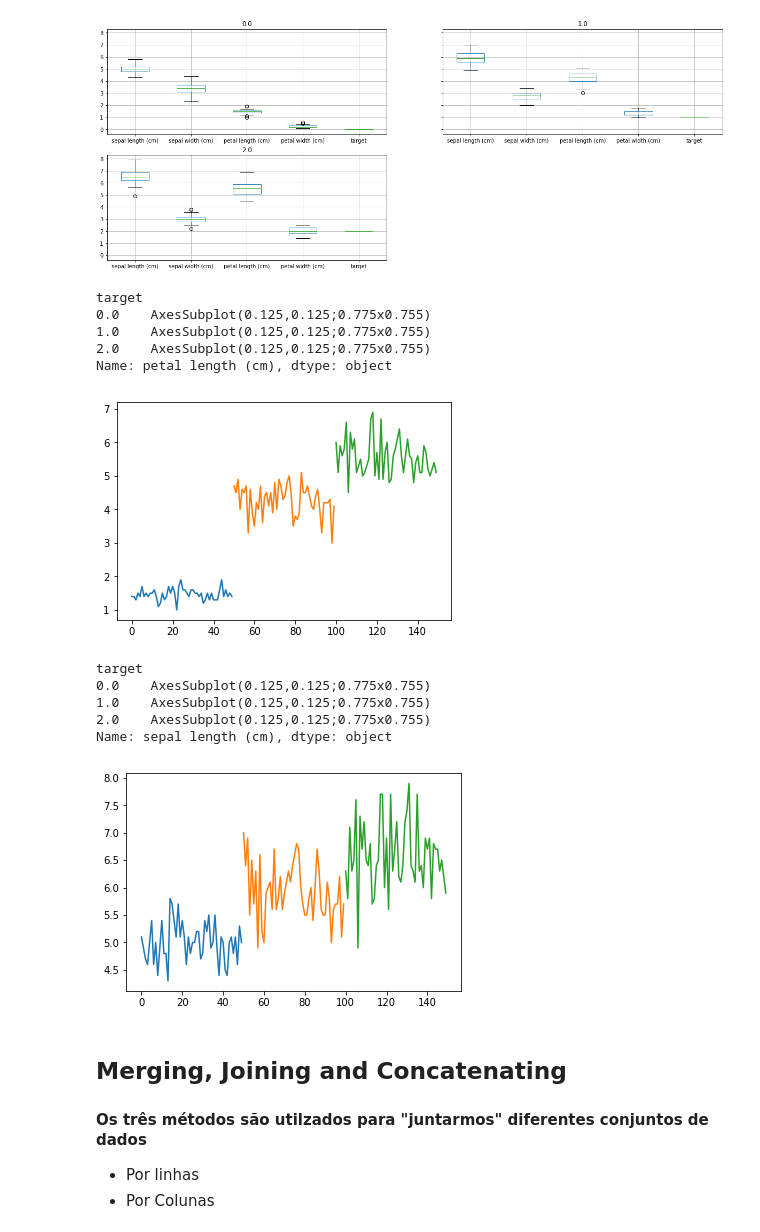
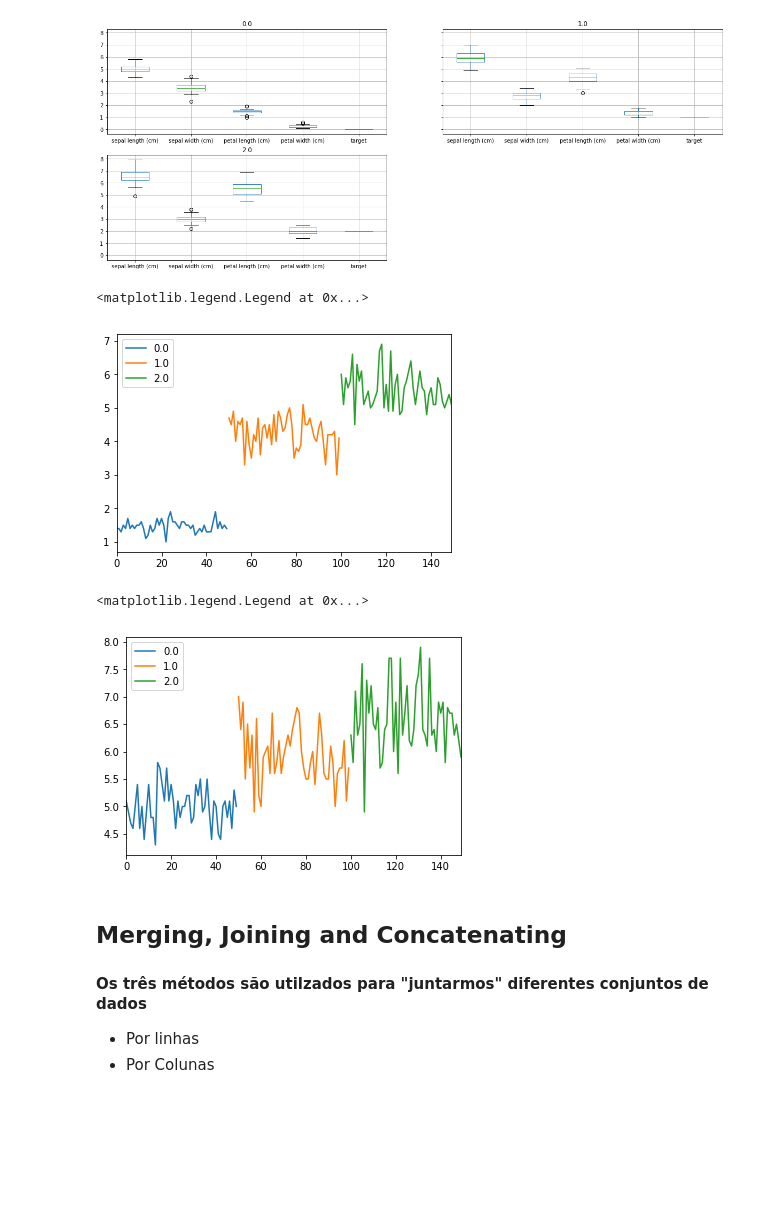
Before and after one commit to Rbiasuz/old_stuff, a Jupyter notebook: 1 Aulas Data Science/2 - Data Science Tool Kit/Pandas/Pandas Part 4 - Agrupar e Concatenar.ipynb, the cells around one changed output. Saved outputs shown, nothing was run; the diff lists cells and outputs as text; code cells hidden in the pictures; blank space fills up the shorter version.

```diff
--- a/1 Aulas Data Science/2 - Data Science Tool Kit/Pandas/Pandas Part 4 - Agrupar e Concatenar.ipynb
+++ b/1 Aulas Data Science/2 - Data Science Tool Kit/Pandas/Pandas Part 4 - Agrupar e Concatenar.ipynb
@@ -109,22 +109,16 @@ dtype: object
 [figure]
 # %%
 agrupamento['petal length (cm)'].plot()
+plt.legend()
 # %% [output]
-target
-0.0    AxesSubplot(0.125,0.125;0.775x0.755)
-1.0    AxesSubplot(0.125,0.125;0.775x0.755)
-2.0    AxesSubplot(0.125,0.125;0.775x0.755)
-Name: petal length (cm), dtype: object
+<matplotlib.legend.Legend at 0x...>
-[figure, old version]
+[figure, new version]
 # %%
 agrupamento['sepal length (cm)'].plot()
+plt.legend()
 # %% [output]
-target
-0.0    AxesSubplot(0.125,0.125;0.775x0.755)
-1.0    AxesSubplot(0.125,0.125;0.775x0.755)
-2.0    AxesSubplot(0.125,0.125;0.775x0.755)
-Name: sepal length (cm), dtype: object
+<matplotlib.legend.Legend at 0x...>
-[figure, old version]
+[figure, new version]
 # %% [markdown]
 ## Merging, Joining and Concatenating
 
```
Also changed, not shown: parts of 15 cells of this notebook, 2 other files.
